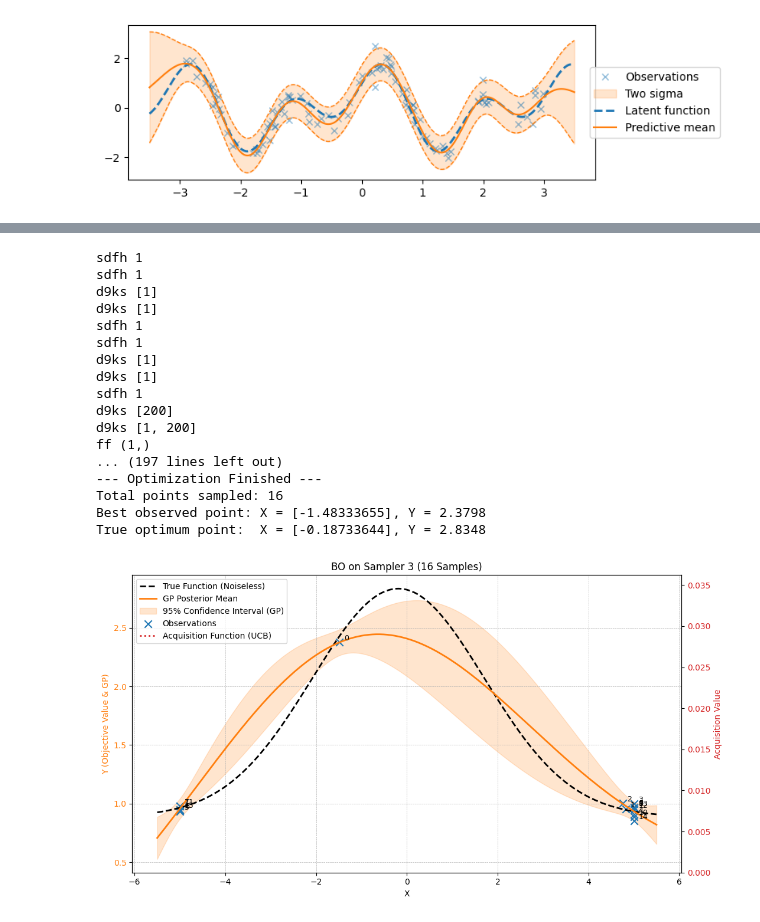
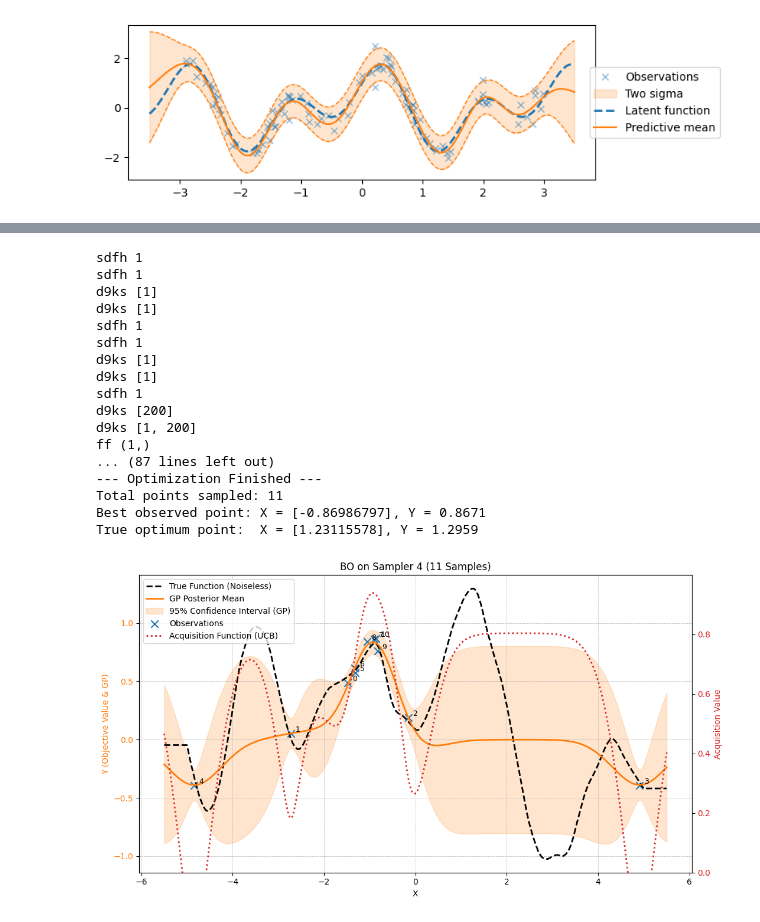
Before and after one commit to Jimvos32/Recurrent-PPO-Jax, a Jupyter notebook: src/tasks/envs/env_notebooks/jax_sampler.ipynb, the cells around one changed output, grey strips where cells are left out. Cells and saved outputs as stored; diff of their text form; code cells hidden in the pictures.

```diff
--- a/src/tasks/envs/env_notebooks/jax_sampler.ipynb
+++ b/src/tasks/envs/env_notebooks/jax_sampler.ipynb
@@ -785,7 +767,7 @@ Best point observed: X = [-2.66650124], Y = 1.5276
 import jax.random as jr
 
 
-sampler_index_to_run = 3 # Choose the sampler index you want BO to optimize
+sampler_index_to_run = 4 # Choose the sampler index you want BO to optimize
 num_points_plot = 400 # Plotting resolution
 key = jr.PRNGKey(0) # Main random key
 
@@ -853,8 +835,8 @@ def true_objective_for_plot(xtest: jnp.ndarray) -> jnp.ndarray:
 search_bounds = (jnp.array([x_min]), jnp.array([x_max])) # Use bounds from env
 key, bo_key = jr.split(key)
 bo_optimizer = BayesianOptimizer(search_space_bounds=search_bounds, key=bo_key)
-BATCH_SIZE = 1      # Set BO batch size (e.g., 1 for sequential)
-N_ITERATIONS = 15   # Number of BO steps (samples) after initial
+BATCH_SIZE = 2    # Set BO batch size (e.g., 1 for sequential)
+N_ITERATIONS = 5   # Number of BO steps (samples) after initial
 
 # --- Initial Data ---
 # Sample initial point(s) within bounds
@@ -919,35 +901,35 @@ if bo_optimizer.static_params.input_dim == 1:
                 if state.posterior is None: ucb = jnp.nan; continue
                 ucb = calculate_ucb(x_eval[k],
                                     state.posterior,
                                     X_train_plot,
                                     y_train_plot,
                                     static_params.kappa)
                 ucb_values.append(ucb)
             return jnp.array(ucb_values)
 
     plot_title = f'BO on Sampler {sampler_index_to_run} ({bo_optimizer.X.shape[0]} Samples)'
     plot_bo_1d(bo_optimizer,
                 objective_function_true=true_objective_for_plot, # Pass the wrapper
                 acquisition_function=plot_acquisition_ucb,
                 title=plot_title)
 else:
     print("Plotting only implemented for 1D environments.")
 # %% [output]
 sdfh 1
 sdfh 1
 d9ks [1]
 d9ks [1]
 sdfh 1
 sdfh 1
 d9ks [1]
 d9ks [1]
 sdfh 1
 d9ks [200]
 d9ks [1, 200]
 ff (1,)
-... (197 lines left out)
+... (87 lines left out)
 --- Optimization Finished ---
-Total points sampled: 16
-Best observed point: X = [-1.48333655], Y = 2.3798
-True optimum point:  X = [-0.18733644], Y = 2.8348
+Total points sampled: 11
+Best observed point: X = [-0.86986797], Y = 0.8671
+True optimum point:  X = [1.23115578], Y = 1.2959
-[figure, old version]
+[figure, new version]
```
Also changed, not shown: parts of 2 cells of this notebook, 2 other files.
